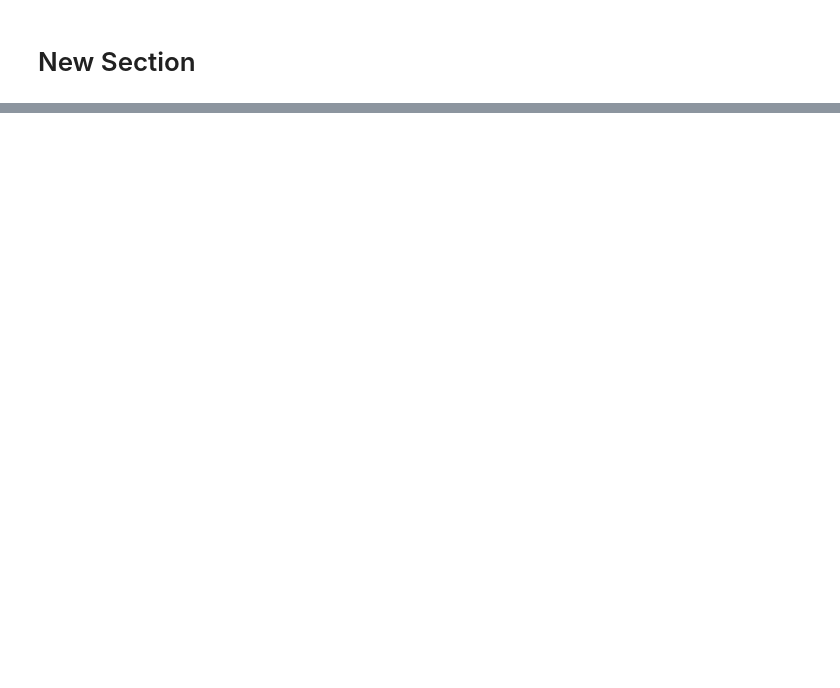
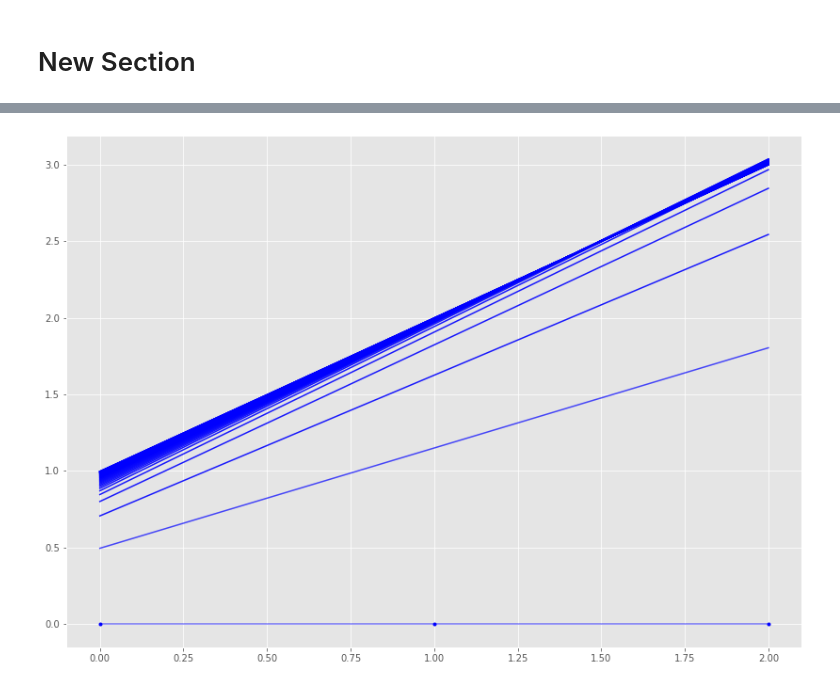
Before and after one commit to johntango/Cert3, a Jupyter notebook: GradientDesc.ipynb, the cells around one changed output, grey strips where cells are left out. Cells and saved outputs as stored; diff of their text form; code cells hidden in the pictures; blank space fills up the shorter version.

```diff
--- a/GradientDesc.ipynb
+++ b/GradientDesc.ipynb
@@ -80,3 +199,8 @@ ValueError: ignored
+# %%
+_,ax = plt.subplots(figsize=(14,10))
+plot_GD(xy, w, 100,0.1,ax)
+# %% [output]
+[figure, added]
 # %%
 from matplotlib.pyplot as plt
 import numpy as np
```
Also changed, not shown: parts of 9 cells of this notebook.
